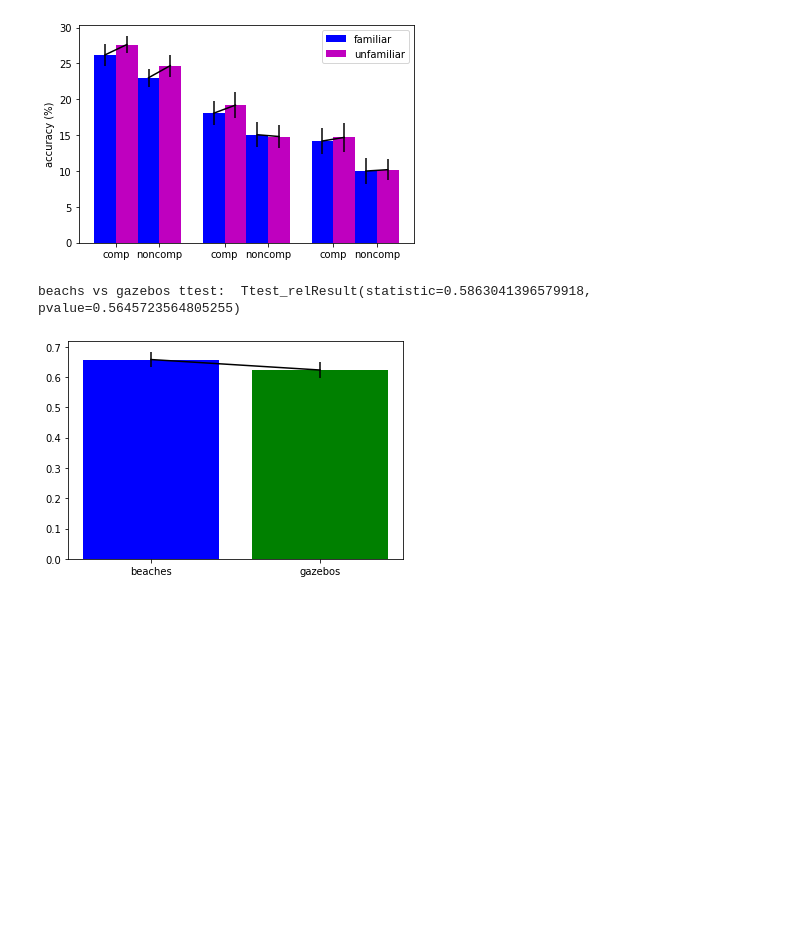
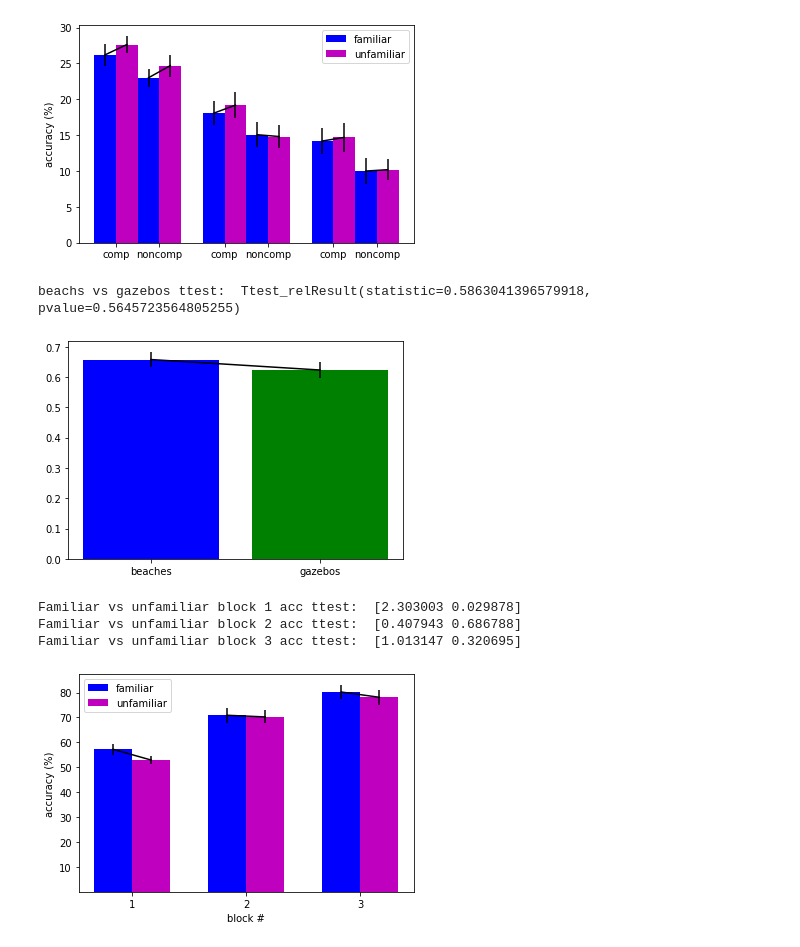
Before and after one commit to pkeene17/MarshmallowAnalysis, a Jupyter notebook: marshmallowAnalysis.ipynb, the cells around one changed output. Drawn from its saved outputs; the diff is of its cells as text; code cells hidden in the pictures; blank space fills up the shorter version.

```diff
--- a/marshmallowAnalysis.ipynb
+++ b/marshmallowAnalysis.ipynb
@@ -46,7 +46,7 @@ import pandas as pd
 # %%
 #helper to load data
 def loadData(sn,task="both",robertData=0):
-	datadir = "../data/"
+	datadir = "data/"
 	nbackData = np.empty([1000,8])
 	testData = np.empty([240,23])
 	subj_str = "marshmallow_"+str(sn)
@@ -162,7 +162,7 @@ save_plot = 1 #toggle whether to save plots (useful if you're fucking around)
 nsubj = 52
 nRuns_nback = 20
 nRuns_ST = 3
-figure_dir = "../figures/"
+figure_dir = "figures/"
 #preallocate data frames
 meanRT_nback = np.zeros((nsubj,nRuns_nback))
 meanAcc_nback = np.zeros((nsubj,nRuns_nback))
@@ -175,9 +175,11 @@ histData_novel = np.zeros((nsubj,3,nRuns_ST))
 rtData_learned = np.zeros((nsubj,3,nRuns_ST))
 rtData_novel = np.zeros((nsubj,3,nRuns_ST))
 category_learned = np.zeros(nsubj)
+fb_indexer = np.ones(nsubj,dtype='bool')
 #determine what "chance" performance cutoff is
 cutoff = binomial_cutoff(240,10000,0.05,3)
 print("acc cutoff = ",cutoff)
+block_cutoff = binomial_cutoff(80,10000,0.05,3)
 # %% [output]
 acc cutoff =  0.38333333333333336
 # %%
@@ -543,3 +548,28 @@ beachs vs gazebos ttest:  Ttest_relResult(statistic=0.5863041396579918, pvalue=0
+# %%
+learned = meanAcc_learned[fb_indexer]
+novel = meanAcc_novel[fb_indexer]
+#ttests between condition means per block
+print("Familiar vs unfamiliar block 1 acc ttest: ",np.round(stats.ttest_rel(learned[:,0],novel[:,0],nan_policy='omit'),6))
+print("Familiar vs unfamiliar block 2 acc ttest: ",np.round(stats.ttest_rel(learned[:,1],novel[:,1],nan_policy='omit'),6))
+print("Familiar vs unfamiliar block 3 acc ttest: ",np.round(stats.ttest_rel(learned[:,2],novel[:,2],nan_policy='omit'),6))
+#plot the mean accuracy by block
+fig = plt.figure()
+c1 = plt.bar([0,1.5,3],np.nanmean(learned,0),width=.5,color='b')
+c2 = plt.bar([.5,2,3.5],np.nanmean(novel,0),width=.5,color='m')
+plt.errorbar([0,.5],[np.nanmean(learned,0)[0],np.nanmean(novel,0)[0]],yerr=[np.nanstd(learned,0)[0]/np.sqrt(nsubj),np.nanstd(novel,0)[0]/np.sqrt(nsubj)],color='k')
+plt.errorbar([1.5,2],[np.nanmean(learned,0)[1],np.nanmean(novel,0)[1]],yerr=[np.nanstd(learned,0)[1]/np.sqrt(nsubj),np.nanstd(novel,0)[1]/np.sqrt(nsubj)],color='k')
+plt.errorbar([3,3.5],[np.nanmean(learned,0)[2],np.nanmean(novel,0)[2]],yerr=[np.nanstd(learned,0)[2]/np.sqrt(nsubj),np.nanstd(novel,0)[2]/np.sqrt(nsubj)],color='k')
+plt.xlabel('block #')
+plt.xticks([.25,1.75,3.25],[1,2,3])
+plt.ylabel('accuracy (%)')
+plt.yticks([.1,.2,.3,.4,.5,.6,.7,.8],[10,20,30,40,50,60,70,80])
+plt.legend([c1,c2],['familiar','unfamiliar'])
+plt.show()
+# %% [output]
+Familiar vs unfamiliar block 1 acc ttest:  [2.303003 0.029878]
+Familiar vs unfamiliar block 2 acc ttest:  [0.407943 0.686788]
+Familiar vs unfamiliar block 3 acc ttest:  [1.013147 0.320695]
+[figure, added]
 # %%
 import os
 
```
Also changed, not shown: parts of 4 cells of this notebook, 12 other files.
